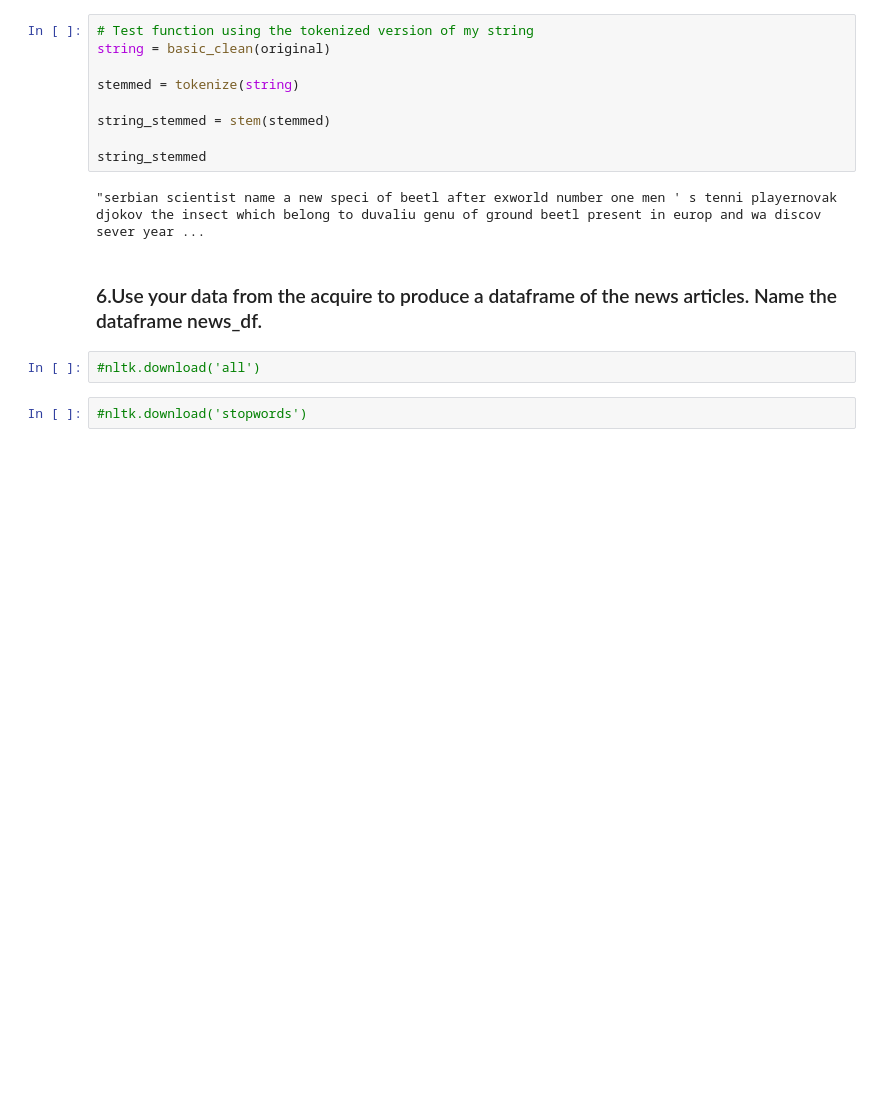
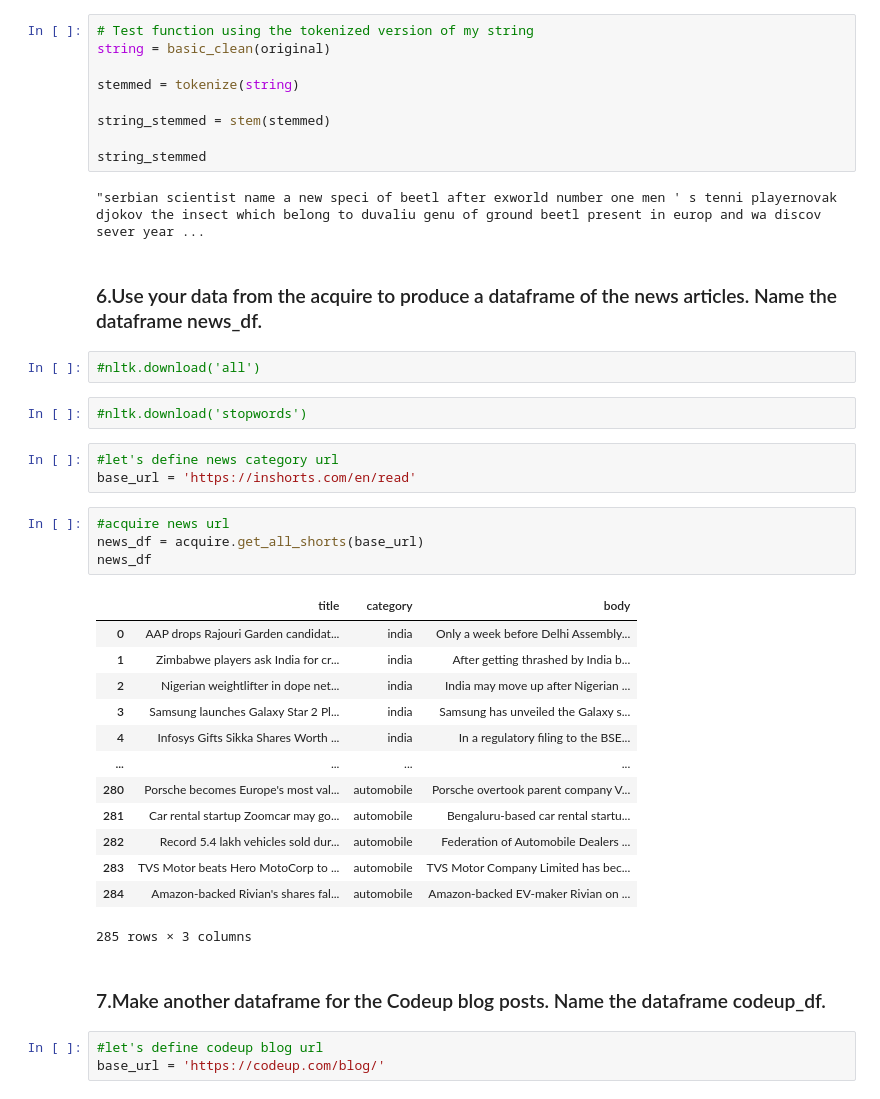
Before and after one commit to patrickamwayi/natural-language-processing-exercises, a Jupyter notebook: prepare.ipynb, the cells around one changed output. Drawn from its saved outputs; the diff is of its cells as text; blank space fills up the shorter version.

```diff
--- a/prepare.ipynb
+++ b/prepare.ipynb
@@ -218,3 +218,29 @@ string_stemmed
 #nltk.download('all')
 # %%
 #nltk.download('stopwords')
+# %%
+#let's define news category url
+base_url = 'https://inshorts.com/en/read'
+# %%
+#acquire news url
+news_df = acquire.get_all_shorts(base_url)
+news_df
+# %% [output]
+|  | title | category | body |
+| 0 | AAP drops Rajouri Garden candidat... | india | Only a week before Delhi Assembly... |
+| 1 | Zimbabwe players ask India for cr... | india | After getting thrashed by India b... |
+| 2 | Nigerian weightlifter in dope net... | india | India may move up after Nigerian ... |
+| 3 | Samsung launches Galaxy Star 2 Pl... | india | Samsung has unveiled the Galaxy s... |
+| 4 | Infosys Gifts Sikka Shares Worth ... | india | In a regulatory filing to the BSE... |
+| ... | ... | ... | ... |
+| 280 | Porsche becomes Europe's most val... | automobile | Porsche overtook parent company V... |
+| 281 | Car rental startup Zoomcar may go... | automobile | Bengaluru-based car rental startu... |
+| 282 | Record 5.4 lakh vehicles sold dur... | automobile | Federation of Automobile Dealers ... |
+| 283 | TVS Motor beats Hero MotoCorp to ... | automobile | TVS Motor Company Limited has bec... |
+| 284 | Amazon-backed Rivian's shares fal... | automobile | Amazon-backed EV-maker Rivian on ... |
+285 rows × 3 columns
+# %% [markdown]
+### 7.Make another dataframe for the Codeup blog posts. Name the dataframe codeup_df.
+# %%
+#let's define codeup blog url
+base_url = 'https://codeup.com/blog/'
```
Also changed, not shown: parts of 18 cells of this notebook.
